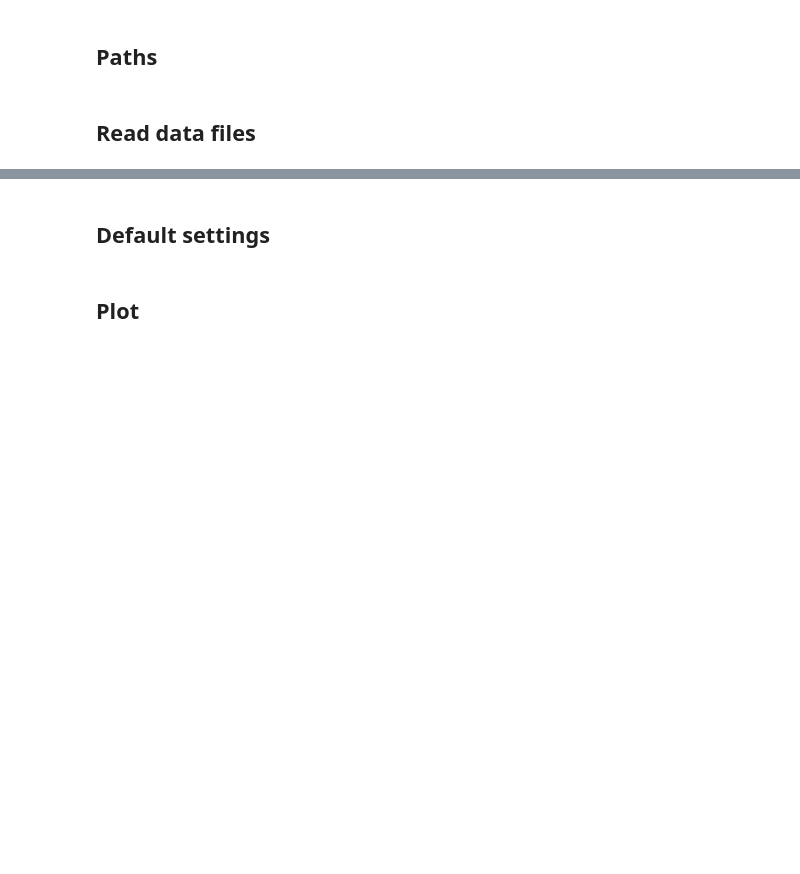
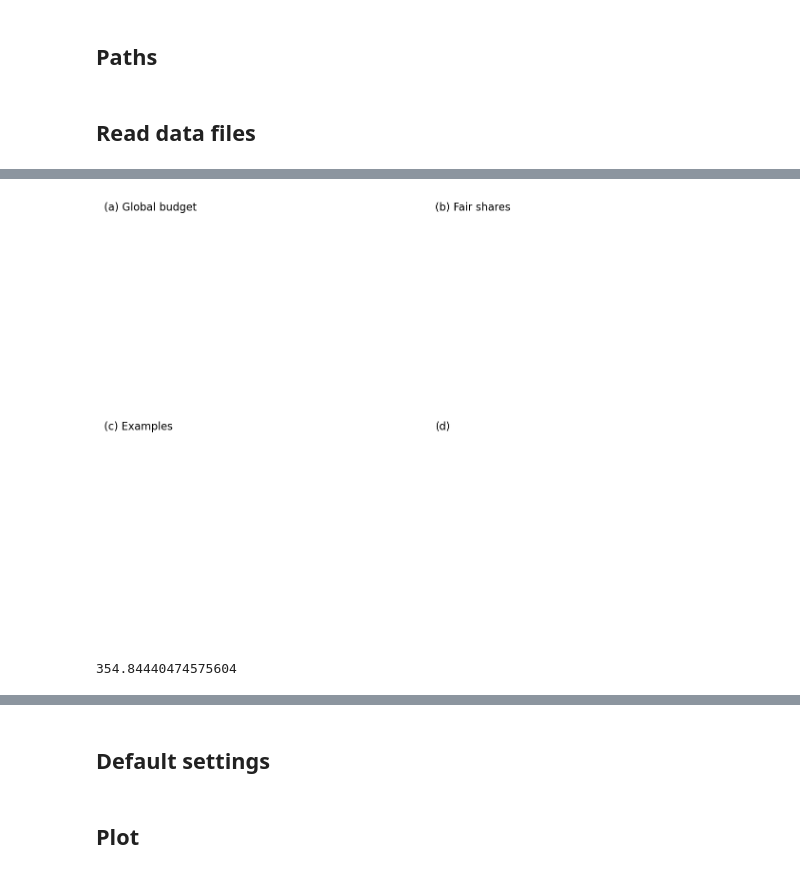
Before and after one commit to imagepbl/effort-sharing, a Jupyter notebook: Plotting/Paper_blackbox/Figure_1.ipynb, the cells around one changed output, grey strips where cells are left out. Saved outputs shown, nothing was run; the diff lists cells and outputs as text; code cells hidden in the pictures; blank space fills up the shorter version.

```diff
--- a/Plotting/Paper_blackbox/Figure_1.ipynb
+++ b/Plotting/Paper_blackbox/Figure_1.ipynb
@@ -99,0 +168,23 @@ for reg in all_countries_iso:
+# %%
+fig, ((ax1, ax2), (ax3, ax4)) = plt.subplots(2, 2, figsize=(18, 12), gridspec_kw={'wspace': 0, 'hspace': 0})
+
+for ax_i, ax in enumerate([ax1, ax2, ax3, ax4]):
+    for spine in ax.spines.values():
+        spine.set_visible(False)
+    ax.tick_params(left=False, bottom=False, labelleft=False, labelbottom=False)
+    ax.text(
+        0.01, 0.99, ["(a) Global budget",
+                     "(b) Fair shares",
+                     "(c) Examples",
+                     "(d)"][ax_i],
+        transform=ax.transAxes,  # Use Axes coordinates (0=left, 1=right for x; 0=bottom, 1=top for y)
+        fontsize=16,
+        verticalalignment='top',
+        horizontalalignment='left'
+    )
+# %% [output]
+[figure, added]
+# %%
+float(xr_dataread.Budget.sel(Temperature=1.6, Risk=0.5, NonCO2red=0.17))
+# %% [output]
+354.84440474575604
```
Also changed, not shown: parts of 17 cells of this notebook, 4 other files.
